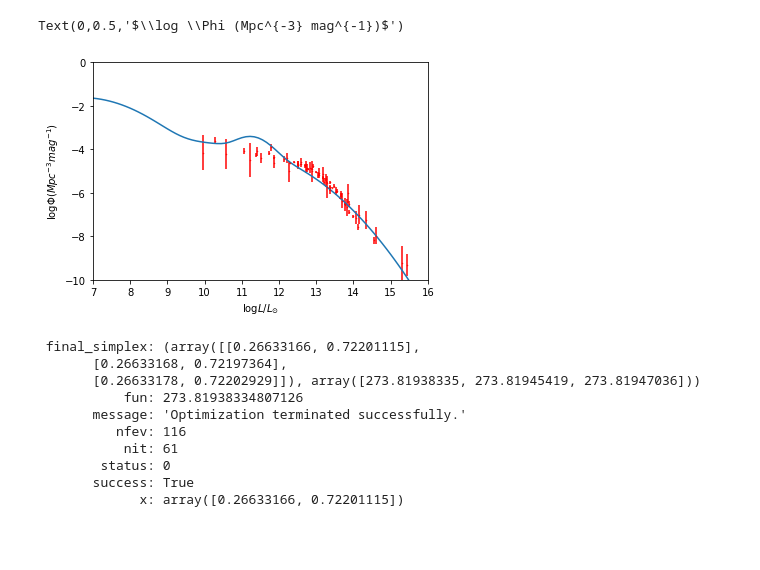
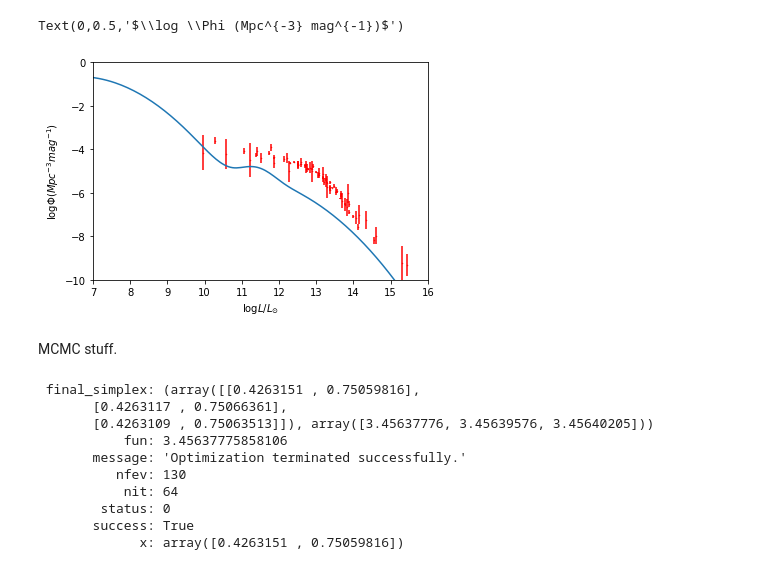
Before and after one commit to megantillman/get_QLF, a Jupyter notebook: get_QLF_notebook.ipynb, the cells around one changed output. Cells and saved outputs as stored; diff of their text form; code cells hidden in the pictures; blank space fills up the shorter version.

```diff
--- a/get_QLF_notebook.ipynb
+++ b/get_QLF_notebook.ipynb
@@ -1,9 +1,9 @@
 # %%
 from functions import *
 import matplotlib.pyplot as plt
-def get_QLF(z, bin_num, dM, obscured, Mmid = 10., smhm_scat = .3, prob_zero = [0,0,0], standev = [.85, .85, .35], Lum = [5,16], Stell = [7,12]):
+def get_QLF(z, bin_num, dM, obscured, Mmid = 10., smhm_scat = .3, prob_zero = [0,0,0], standev = [.85, .85, .35]):
 
-    qlf = QLF(z, bin_num, Lum, Stell)
+    qlf = QLF(z, bin_num)
     qlf.get_dNdMstar(smhm_scat)
     qlf.get_SMBM(dM, Mmid)
     qlf.get_dNdMbh()
@@ -31,17 +31,19 @@ def get_QLF(z, bin_num, dM, obscured, Mmid = 10., smhm_scat = .3, prob_zero = [0
         1    0.000    0.000    0.000    0.000 {method 'get' of 'dict' objects}
         1    0.000    0.000    0.000    0.000 {method 'disable' of '_lsprof.Profiler' objects}
 # %%
-xi, yi = get_QLF(3,100,.3,.6, Mmid=10.,standev = [.85,.85,.3])
+xi, yi = get_QLF(6.,200,.3,.6, Mmid=10.,standev = [.85,.85,.3])
 plt.plot(xi, yi)
 z = 2
 x, y , yerr = grab_obs(z)
 plt.errorbar(x, y, yerr = yerr, fmt = 'o', markersize = .5,color='r')
 plt.axis([7,16,-10,0])
 plt.xlabel(r'$\log L/L_{\odot}$')
 plt.ylabel(r'$\log \Phi (Mpc^{-3} mag^{-1})$')
 # %% [output]
 Text(0,0.5,'$\\log \\Phi (Mpc^{-3} mag^{-1})$')
-[figure, old version]
+[figure, new version]
+# %% [markdown]
+MCMC stuff.
 # %%
 import emcee
 import corner
@@ -100,20 +100,20 @@ result = op.minimize(nll, p, args=(xt, yt, yerr),method = 'Nelder-Mead')
 
 pos = [result["x"] + 1e-4*np.random.randn(ndim) for i in range(nwalkers)]
 sampler = emcee.EnsembleSampler(nwalkers, ndim, lnprob, args=(xt,yt,yerr))
-sampler.run_mcmc(pos,100)
+sampler.run_mcmc(pos,300)
 
 print(result)
 # %% [output]
- final_simplex: (array([[0.26633166, 0.72201115],
-       [0.26633168, 0.72197364],
-       [0.26633178, 0.72202929]]), array([273.81938335, 273.81945419, 273.81947036]))
-           fun: 273.81938334807126
+ final_simplex: (array([[0.4263151 , 0.75059816],
+       [0.4263117 , 0.75066361],
+       [0.4263109 , 0.75063513]]), array([3.45637776, 3.45639576, 3.45640205]))
+           fun: 3.45637775858106
        message: 'Optimization terminated successfully.'
-          nfev: 116
-           nit: 61
+          nfev: 130
+           nit: 64
         status: 0
        success: True
-             x: array([0.26633166, 0.72201115])
+             x: array([0.4263151 , 0.75059816])
 # %%
 samples = sampler.chain[:,:50,:].reshape((-1, ndim))
 fig = corner.corner(samples, labels = ['dM','obscured'])
```
Also changed, not shown: parts of 5 cells of this notebook.
